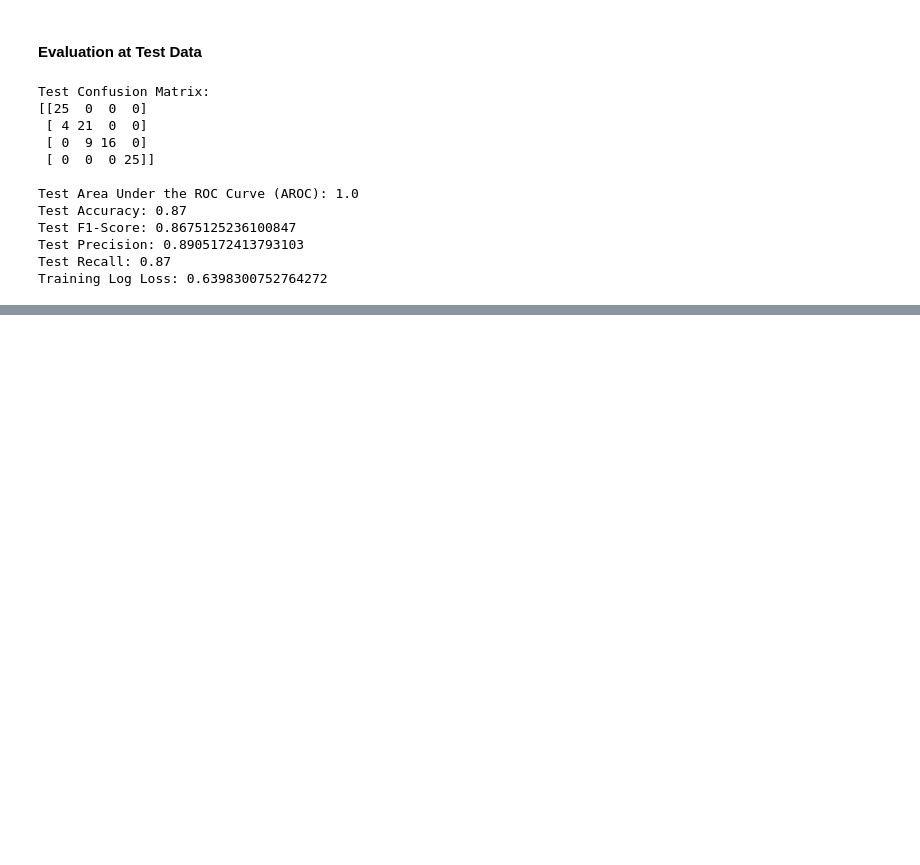
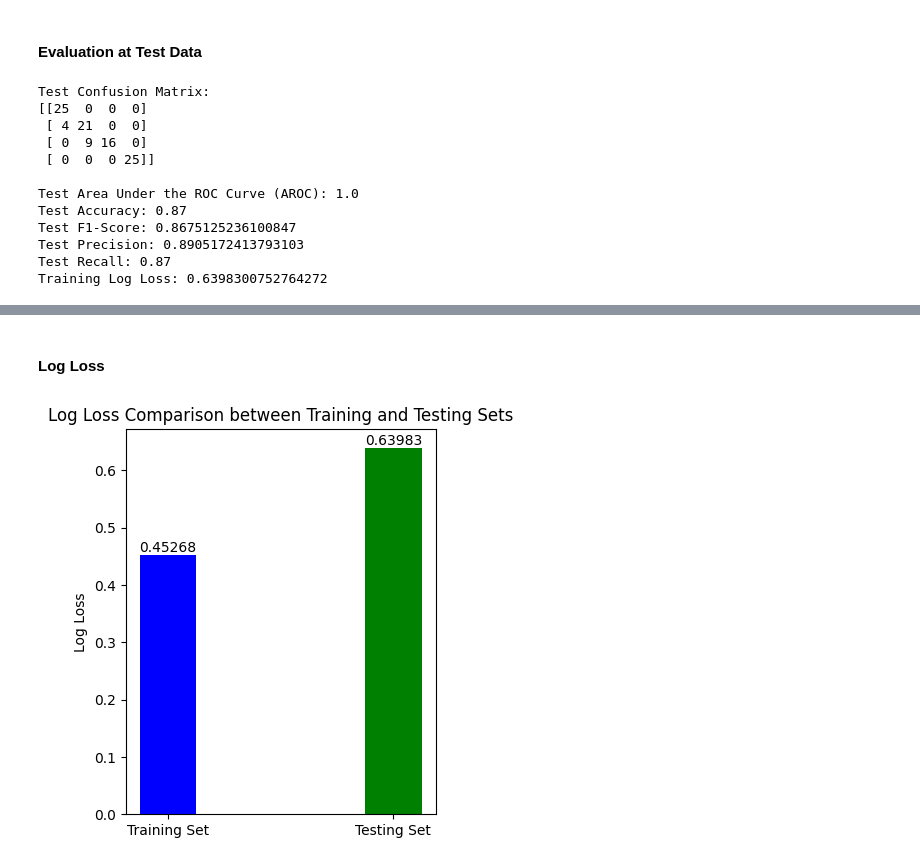
Before and after one commit to SarantisPapachrist/Diploma-Thesis, a Jupyter notebook: PV_dataset/random_forest_PV.ipynb, the cells around one changed output, grey strips where cells are left out. Saved outputs shown, nothing was run; the diff lists cells and outputs as text; code cells hidden in the pictures; blank space fills up the shorter version.

```diff
--- a/PV_dataset/random_forest_PV.ipynb
+++ b/PV_dataset/random_forest_PV.ipynb
@@ -242,0 +319,27 @@ Training Log Loss: 0.6398300752764272
+# %% [markdown]
+#### Log Loss
+# %%
+
+import numpy as np
+import matplotlib.pyplot as plt
+
+# Plotting
+fig, ax = plt.subplots(figsize=(4, 5))
+
+log_loss_values = [log_loss_value_train, log_loss_value_test]
+labels = ['Training Set', 'Testing Set']
+
+bar_width = 0.25
+
+ax.bar(labels, log_loss_values, color=['blue', 'green'], width=bar_width)
+
+for bar in ax.patches:
+    plt.text(bar.get_x() + bar.get_width() / 2, bar.get_height(), f'{bar.get_height():.5f}',
+             va='bottom', ha='center', color='black')
+
+ax.set_ylabel('Log Loss')
+ax.set_title('Log Loss Comparison between Training and Testing Sets')
+
+plt.show()
+# %% [output]
+[figure, added]
```
Also changed, not shown: parts of 6 cells of this notebook.
